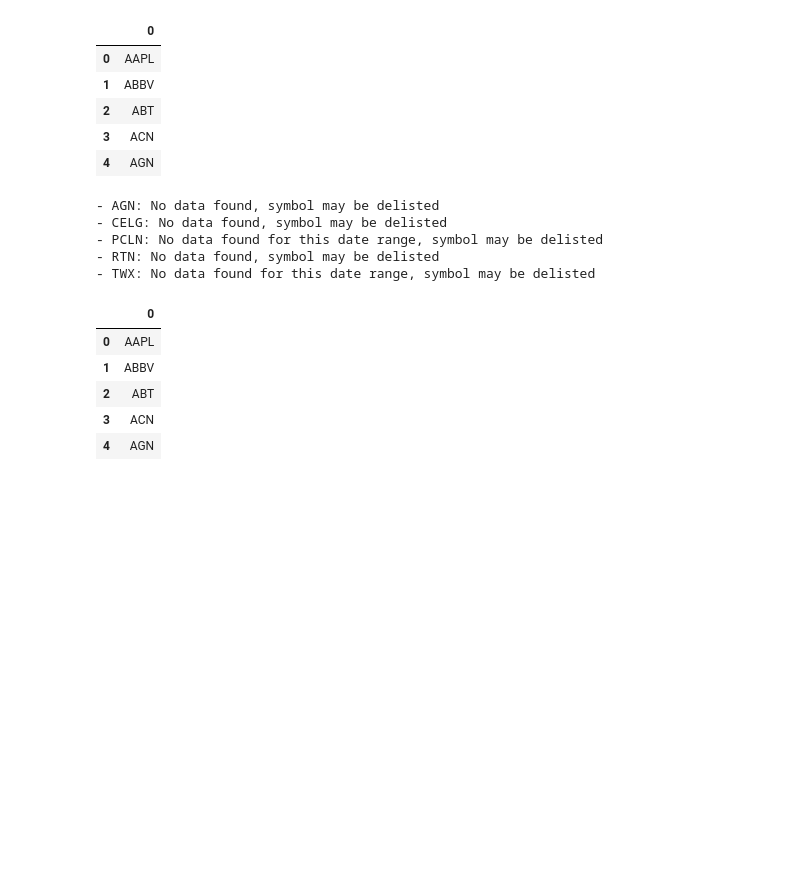
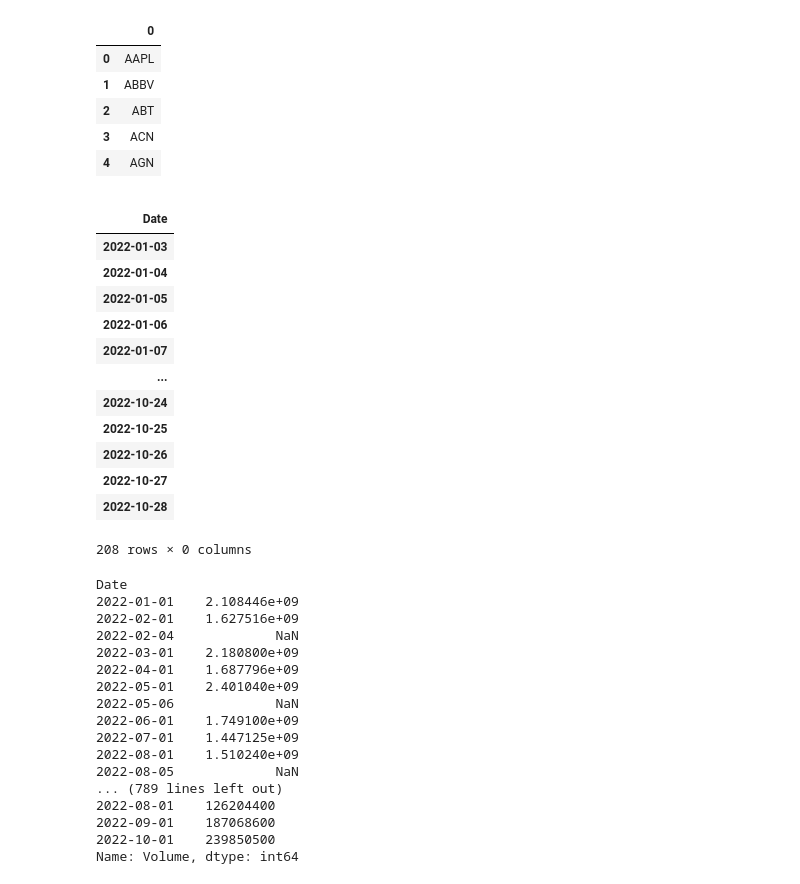
Before and after one commit to richardsha19/portfolio-manager, a Jupyter notebook: Main.ipynb, the cells around one changed output. Saved outputs shown, nothing was run; the diff lists cells and outputs as text; code cells hidden in the pictures; blank space fills up the shorter version.

```diff
--- a/Main.ipynb
+++ b/Main.ipynb
@@ -31,19 +31,43 @@ csv_tickers.head()
 | 2 | ABT |
 | 3 | ACN |
 | 4 | AGN |
+# %%
+volume_start_date = '2022-01-01'
+volume_end_date = '2022-10-31'
+
+info = yf.Ticker('AAPL')
+hist = info.history(start = volume_start_date, end = volume_end_date)
+
+hist.filter(like='2022-02')
+# %% [output]
+|  |
+| Date |
+| 2022-01-03 |
+| 2022-01-04 |
+| 2022-01-05 |
+| 2022-01-06 |
+| 2022-01-07 |
+| ... |
+| 2022-10-24 |
+| 2022-10-25 |
+| 2022-10-26 |
+| 2022-10-27 |
+| 2022-10-28 |
+208 rows × 0 columns
 # %%
 #Drops the tickers that are delisted or have a average monthly volume from
 # January 1st to October 31st of less that 200,000
 volume_index_drop = []
-
-volume_start_date = '2022-01-01'
-volume_end_date = '2022-10-31'
 
 i = 0
 while i < len(csv_tickers):
     stock_data = yf.Ticker(csv_tickers[0][i])
     stock_hist = stock_data.history(start = volume_start_date, end = volume_end_date, interval = '1mo')
     stock_volume = stock_hist['Volume']
+
+    stock_volume = stock_volume.dropna()
+
+    #print(stock_volume)
     mean = (stock_volume.mean())
 
     if(np.isnan(mean) or mean < 200000):
@@ -52,17 +76,23 @@ while i < len(csv_tickers):
         volume_index_drop.append(i)
     i += 1
 # %% [output]
-- AGN: No data found, symbol may be delisted
-- CELG: No data found, symbol may be delisted
-- PCLN: No data found for this date range, symbol may be delisted
-- RTN: No data found, symbol may be delisted
-- TWX: No data found for this date range, symbol may be delisted
+Date
+2022-01-01    2.108446e+09
+2022-02-01    1.627516e+09
+2022-02-04             NaN
+2022-03-01    2.180800e+09
+2022-04-01    1.687796e+09
+2022-05-01    2.401040e+09
+2022-05-06             NaN
+2022-06-01    1.749100e+09
+2022-07-01    1.447125e+09
+2022-08-01    1.510240e+09
+2022-08-05             NaN
+... (789 lines left out)
+2022-08-01    126204400
+2022-09-01    187068600
+2022-10-01    239850500
+Name: Volume, dtype: int64
-|  | 0 |
-| 0 | AAPL |
-| 1 | ABBV |
-| 2 | ABT |
-| 3 | ACN |
-| 4 | AGN |
 # %%
 #Drops invalid tickers
 csv_tickers.drop(index = volume_index_drop, inplace = True)
```
Also changed, not shown: parts of 1 cell of this notebook.
